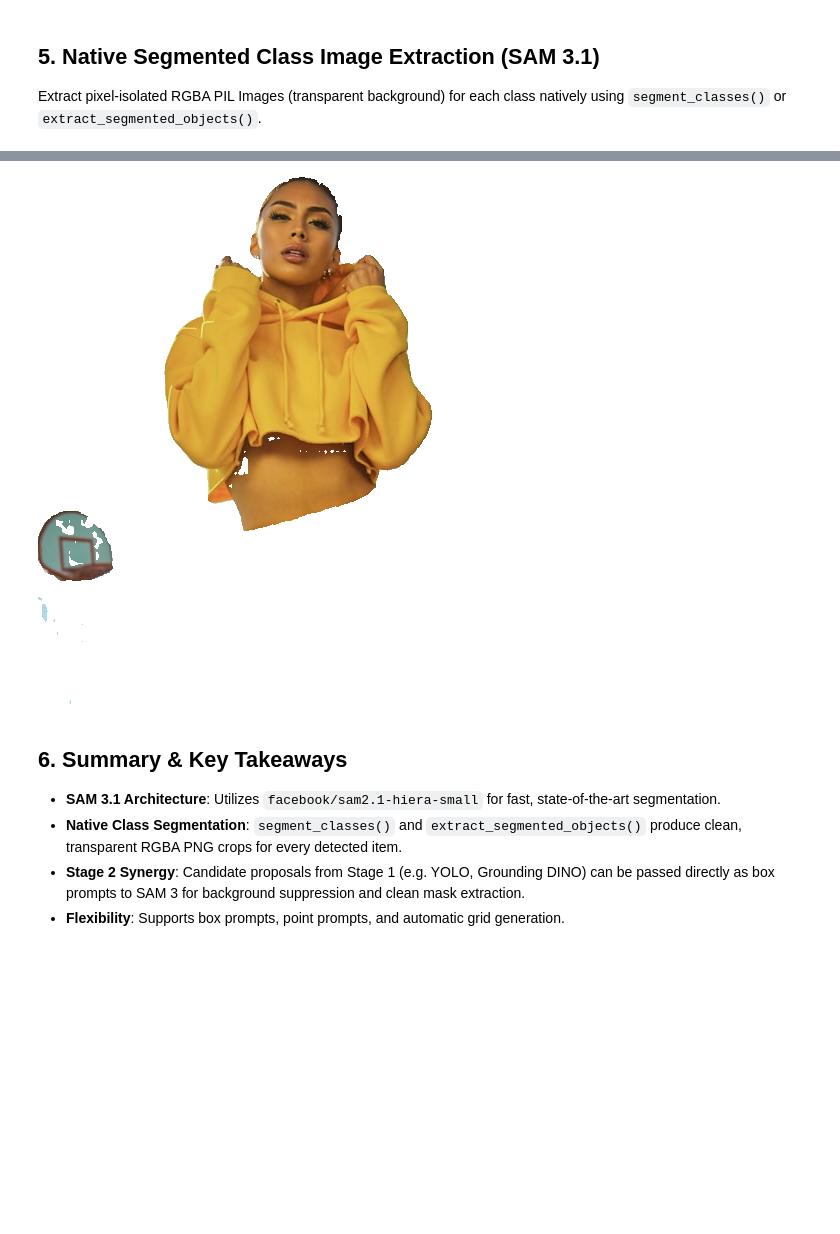
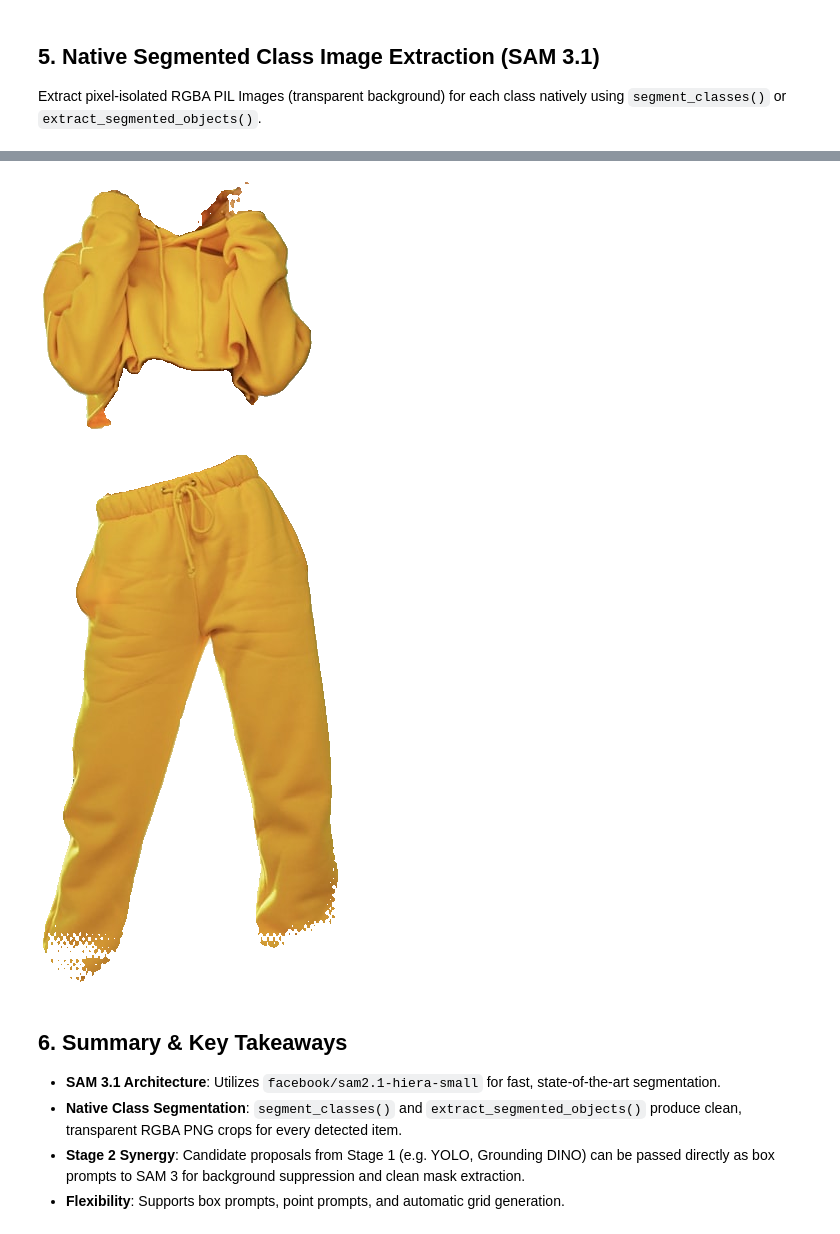
Before and after one commit to SunnyRaj94/visual-fashion-detector, a Jupyter notebook: 14_sam_detection_experiments.ipynb, the cells around one changed output, grey strips where cells are left out. Drawn from its saved outputs; the diff is of its cells as text; code cells hidden in the pictures; blank space fills up the shorter version.

```diff
--- a/14_sam_detection_experiments.ipynb
+++ b/14_sam_detection_experiments.ipynb
@@ -36,13 +36,14 @@ detector.load_model()
 Supply candidate bounding boxes `[xmin, ymin, xmax, ymax]` and target category queries to SAM.
 SAM refines the bounding box boundaries and extracts pixel-level binary masks.
 # %%
-image_path = "data/fashion_model_street.jpg"
+image_path = "image.png" if os.path.exists("image.png") else "data/fashion_model_street.jpg"
 image = load_image(image_path)
+w, h = image.size
 
-# Example candidate bounding box prompts (e.g. from Stage 1 proposals)
+# Candidate bounding box prompts scaled to image dimensions
 prompt_boxes = [
-    [120, 80, 520, 480],   # Upper garment / jacket area
-    [480, 150, 920, 450],  # Lower garment / pants area
+    [int(w * 0.28), int(h * 0.14), int(w * 0.72), int(h * 0.32)],  # Upper garment / jacket area
+    [int(w * 0.30), int(h * 0.33), int(w * 0.70), int(h * 0.76)]   # Lower garment / pants area
 ]
 labels = ["jacket", "pants"]
 
@@ -115,7 +121,7 @@ Extract pixel-isolated RGBA PIL Images (transparent background) for each class n
 # Extract isolated transparent PNG crops per class
 class_crops = detector.segment_classes(
     image,
-    user_categories=["jacket", "pants", "shoes"],
+    user_categories=["jacket", "pants"],
     boxes=prompt_boxes
 )
 
@@ -129,6 +135,4 @@ if "jacket" in class_crops and len(class_crops["jacket"]) > 0:
     display(class_crops["jacket"][0])
 if "pants" in class_crops and len(class_crops["pants"]) > 0:
     display(class_crops["pants"][0])
-if "shoes" in class_crops and len(class_crops["shoes"]) > 0:
-    display(class_crops["shoes"][0])
 # %% [output]
@@ -145,5 +149,5 @@ Extracted 1 isolated segmented image(s) for class 'pants':
-[figure, old version]
+[figure, new version]
-[figure, old version]
+[figure, new version]
 # %% [markdown]
 ## 6. Summary & Key Takeaways
 - **SAM 3.1 Architecture**: Utilizes `facebook/sam2.1-hiera-small` for fast, state-of-the-art segmentation.
```
Also changed, not shown: parts of 8 cells of this notebook, 11 other files.
